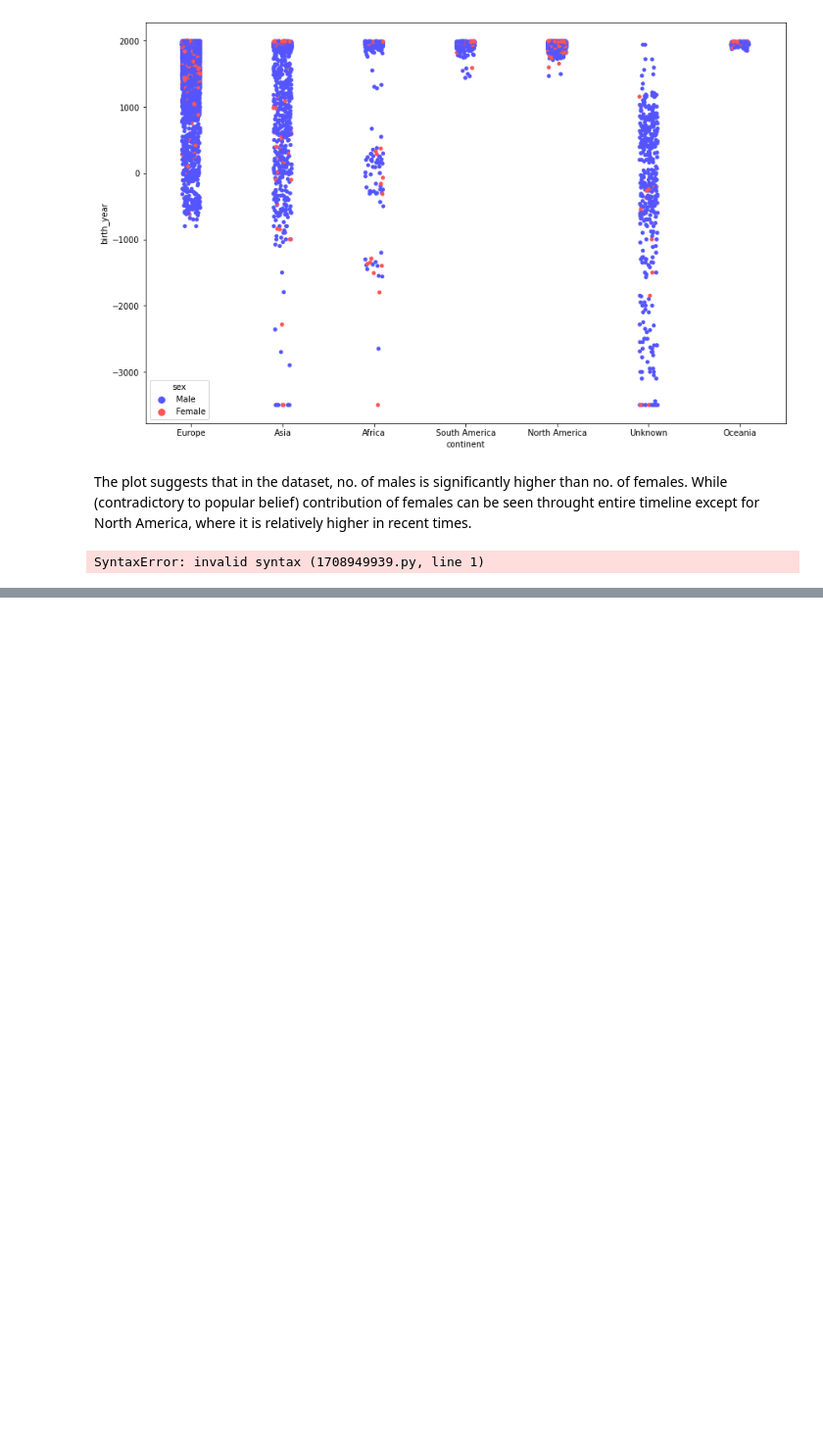
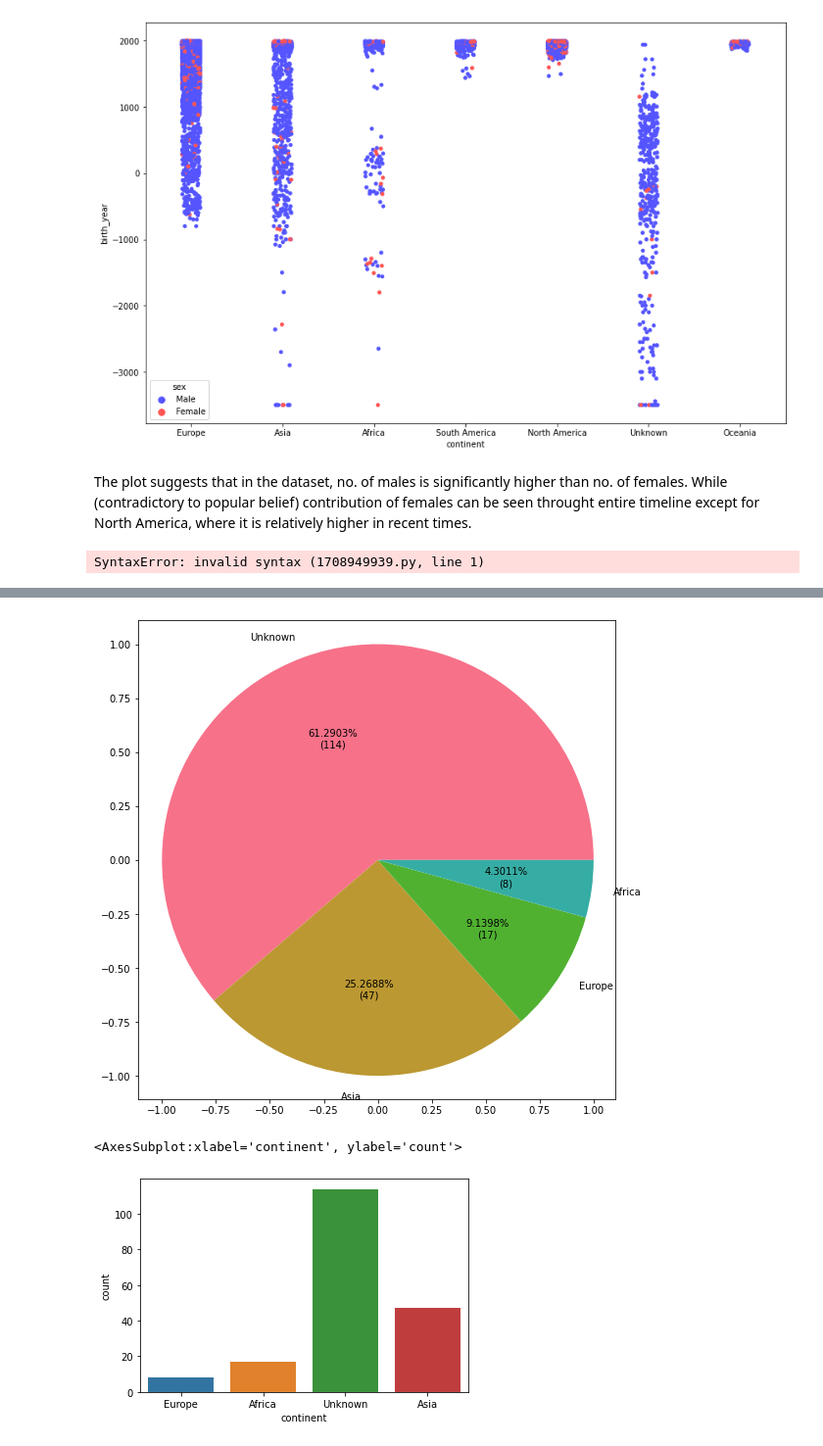
Before and after one commit to ShubhamBhut/Project-Insight, a Jupyter notebook: pantheon.ipynb, the cells around one changed output, grey strips where cells are left out. Shown at 98% size. Drawn from its saved outputs; the diff is of its cells as text; code cells hidden in the pictures; blank space fills up the shorter version.

Commit message:
Fix comments of general & complete Prehistoric

```diff
--- a/pantheon.ipynb
+++ b/pantheon.ipynb
@@ -287,0 +312,20 @@ Information Age(1945-end)
+# %%
+df['continent'].fillna('Unknown',inplace=True)
+df_prehistoric = df.loc[df['birth_year'] < -600]
+df_prehistoric.dropna()
+
+def my_fmt(x):
+    return '{:.4f}%\n({:.0f})'.format(x, len(df_prehistoric.axes[0])*x/100)
+
+plt.figure(figsize=(14,9))
+data = df_prehistoric.continent.value_counts()
+# labels = df_prehistoric.continent.unique()
+labels = ['Unknown', 'Asia', 'Europe', 'Africa',]
+colors = sns.color_palette('husl')
+plt.pie(data, labels=labels,colors = colors, autopct = my_fmt, frame=True)
+plt.show()
+sns.countplot(x='continent',data=df_prehistoric)
+# %% [output]
+[figure, added]
+<AxesSubplot:xlabel='continent', ylabel='count'>
+[figure, added]
```
Also changed, not shown: parts of 3 cells of this notebook.
